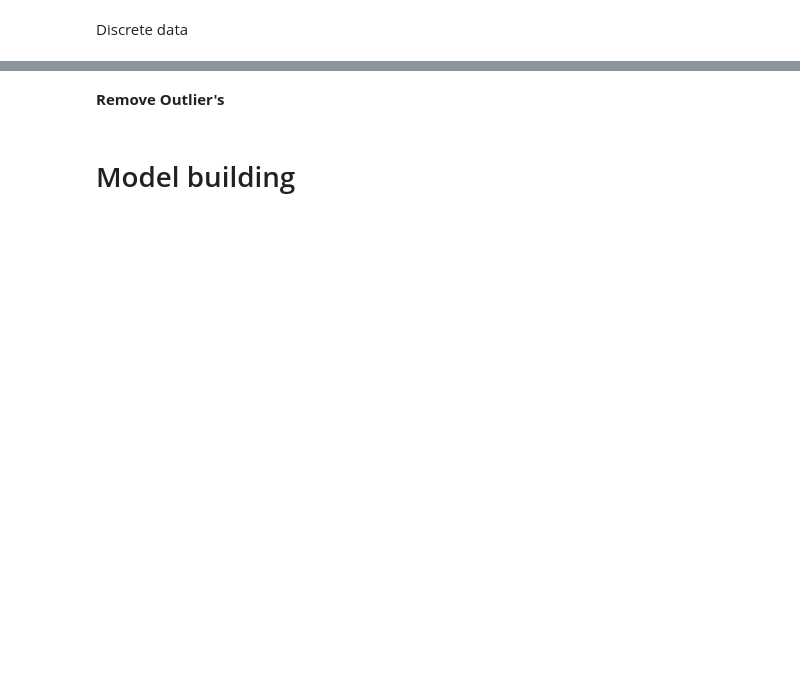
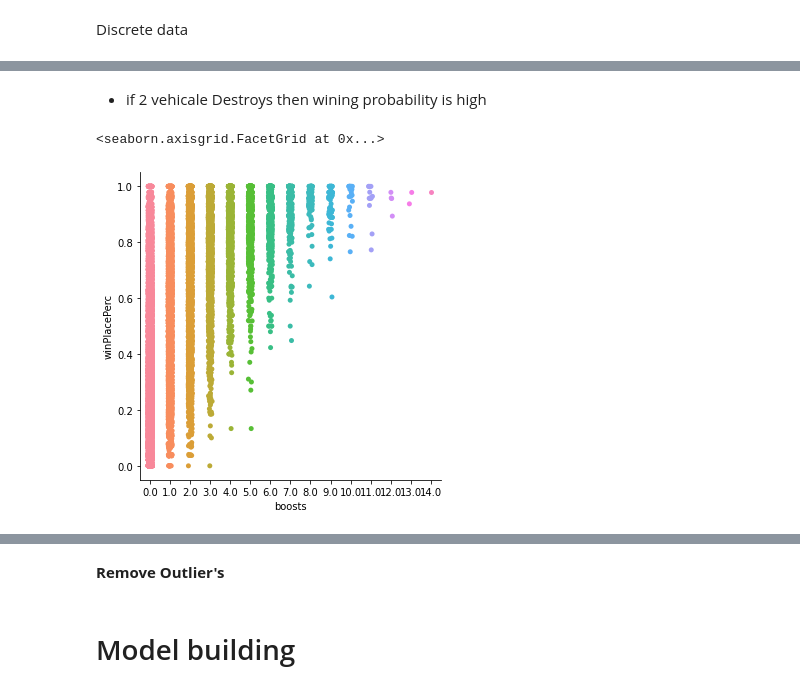
Before and after one commit to sahilr005/ml, a Jupyter notebook: Game_WIn.ipynb, the cells around one changed output, grey strips where cells are left out. Cells and saved outputs as stored; diff of their text form; code cells hidden in the pictures; blank space fills up the shorter version.

```diff
--- a/Game_WIn.ipynb
+++ b/Game_WIn.ipynb
@@ -203,0 +227,7 @@ sns.scatterplot(data=data,x="walkDistance",y="boosts",hue="winPlacePerc")
+# %% [markdown]
+- if 2 vehicale Destroys then wining probability is high
+# %%
+sns.catplot(data=data,x="boosts",y="winPlacePerc")
+# %% [output]
+<seaborn.axisgrid.FacetGrid at 0x...>
+[figure, added]
```
Also changed, not shown: parts of 29 cells of this notebook.
